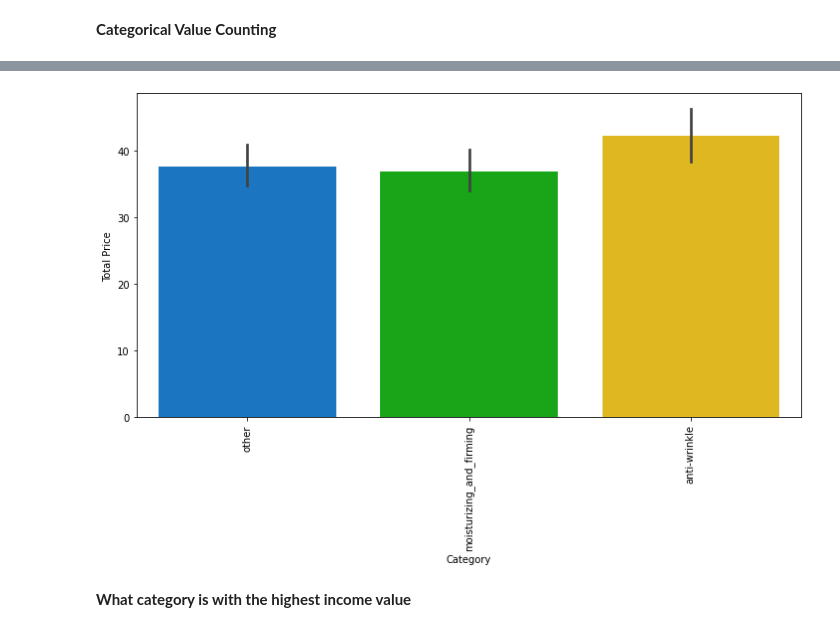
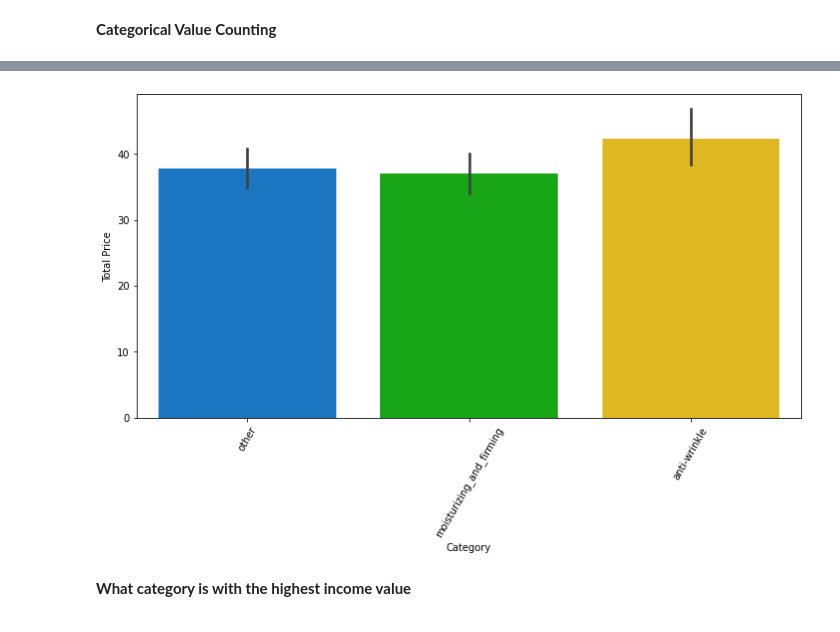
Before and after one commit to Anetta4/Rossmann_face_cream, a Jupyter notebook: Rossmann_face_cream.ipynb, the cells around one changed output, grey strips where cells are left out. Drawn from its saved outputs; the diff is of its cells as text; code cells hidden in the pictures.

```diff
--- a/Rossmann_face_cream.ipynb
+++ b/Rossmann_face_cream.ipynb
@@ -591,7 +589,7 @@ df_ross.to_csv('Rossmann_Face_Cream.csv', index=False)
 # %% [markdown]
 # READ CSV
 # %%
-rossmann = pd.read_csv('........../Rossmann_Face_Cream.csv')
+rossmann = pd.read_csv('/content/Rossmann_Face_Cream.csv')
 # %%
 #rossmann = df_ross
 rossmann
@@ -734,11 +732,11 @@ Name: category, dtype: int64
 # %%
 fig, ax = plt.subplots(figsize=(12,6))
 _ = sns.barplot(x="category", y="price", data=rossmann,
                 palette="nipy_spectral", ax=ax)
-_ = ax.set_xticklabels(ax.get_xticklabels(), rotation=90)
+_ = ax.set_xticklabels(ax.get_xticklabels(), rotation=60)
 _ = ax.set(xlabel="Category", ylabel="Total Price")
 # %% [output]
-[figure, old version]
+[figure, new version]
 # %% [markdown]
 **What category is with the highest income value**
 # %%
```
Also changed, not shown: parts of 12 cells of this notebook.
